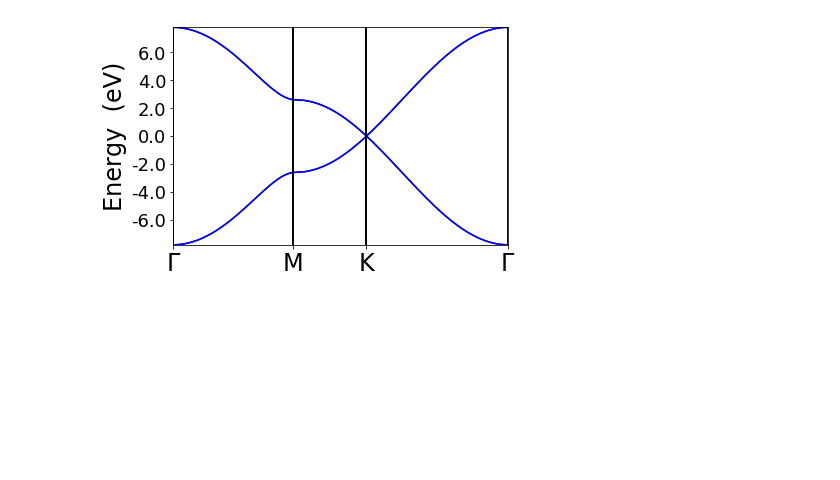
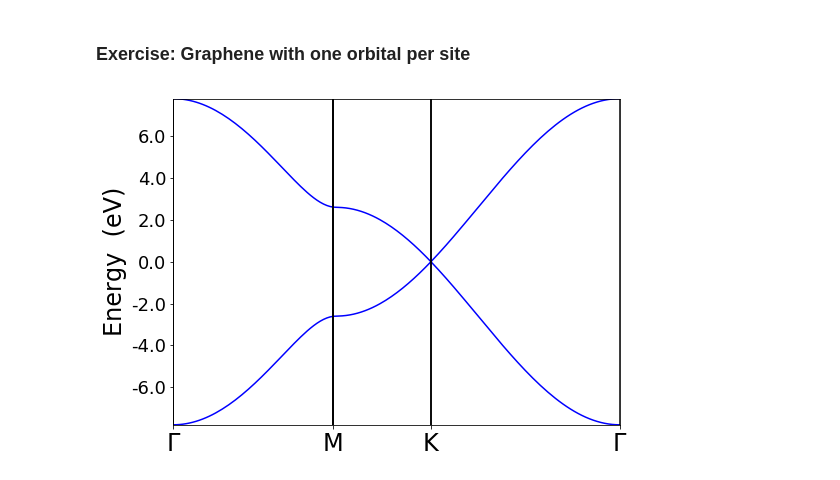
Before and after one commit to youbirose/MAPR2451, a Jupyter notebook: MAPR2451.ipynb, the cells around one changed output. Cells and saved outputs as stored; diff of their text form; code cells hidden in the pictures; blank space fills up the shorter version.

```diff
--- a/MAPR2451.ipynb
+++ b/MAPR2451.ipynb
@@ -392,34 +335,42 @@ The band structure of carbon nanotubes having certain (n, m) indexes can be easi
+# %% [markdown]
+<h3>Exercise: Graphene with one orbital per site</h3>
 # %%
+# Import the required python modules
 import supertb as tb
 import matplotlib.pyplot as plt
+%matplotlib inline
+plt.rcParams['figure.figsize']=(8,6)
 
+# Define the atoms
+carbon = tb.NumericalAtom('C','C',orbs=['s'])
+atomictable = tb.AtomicTable(carbon)
 
+# Build the structure
 lattice = tb.Lattice.from_parameters(2.46,2.46,20.,90.,90.,60.)
 pos = [[0.,0.,0.],[1./3,1./3,0.]]
 struct = tb.Structure(lattice, ['C','C'], pos, coords_are_cartesian=False)
 
-carbon = tb.NumericalAtom('C','C',orbs=['s'])
-atomictable = tb.AtomicTable(carbon)
-
+# Define the interatomic interactions
 graph = tb.StructureGraph.init_from_structure(struct, 1.45)
-
 sk = tb.SlaterKosterParams(atomictable, spinpol=False, spinorb=False)
 sk.set_local_integrals(('C', 0, 0, 0.))
 sk.set_non_local_integrals(('C','C', 0, 0, 0, 2.6))
 
+# Compute the interatomic integrals
 egraph = tb.ElectronicStructure(graph, atomictable, H=sk)
-
 egraph.compute_integrals('H')
 
+# Define the high-symmetry path in the Brillouin zone
 kbands = [[0.,0.,0.],[0.5,0.,0.],\
           [0.5,0.,0.],[2./3.,1./3.,0.],\
           [2./3.,1./3.,0.],[0.,0.,0.]]
 nkpts = [50,50,50]
 bands = egraph.bands_structure(include=['H'], lines=kbands, nkpts=nkpts)
 
+# Plot the bands structure
 bands.plot_bands(xscale=True, klabels=['$\Gamma$','M','K','$\Gamma$'], \
                  vertices=[0,49,100,150], spincolors=['blue'],linestyle='-')
 
 plt.show()
 # %% [output]
-[figure, old version]
+[figure, new version]
```
Also changed, not shown: parts of 7 cells of this notebook, 1 other file.
